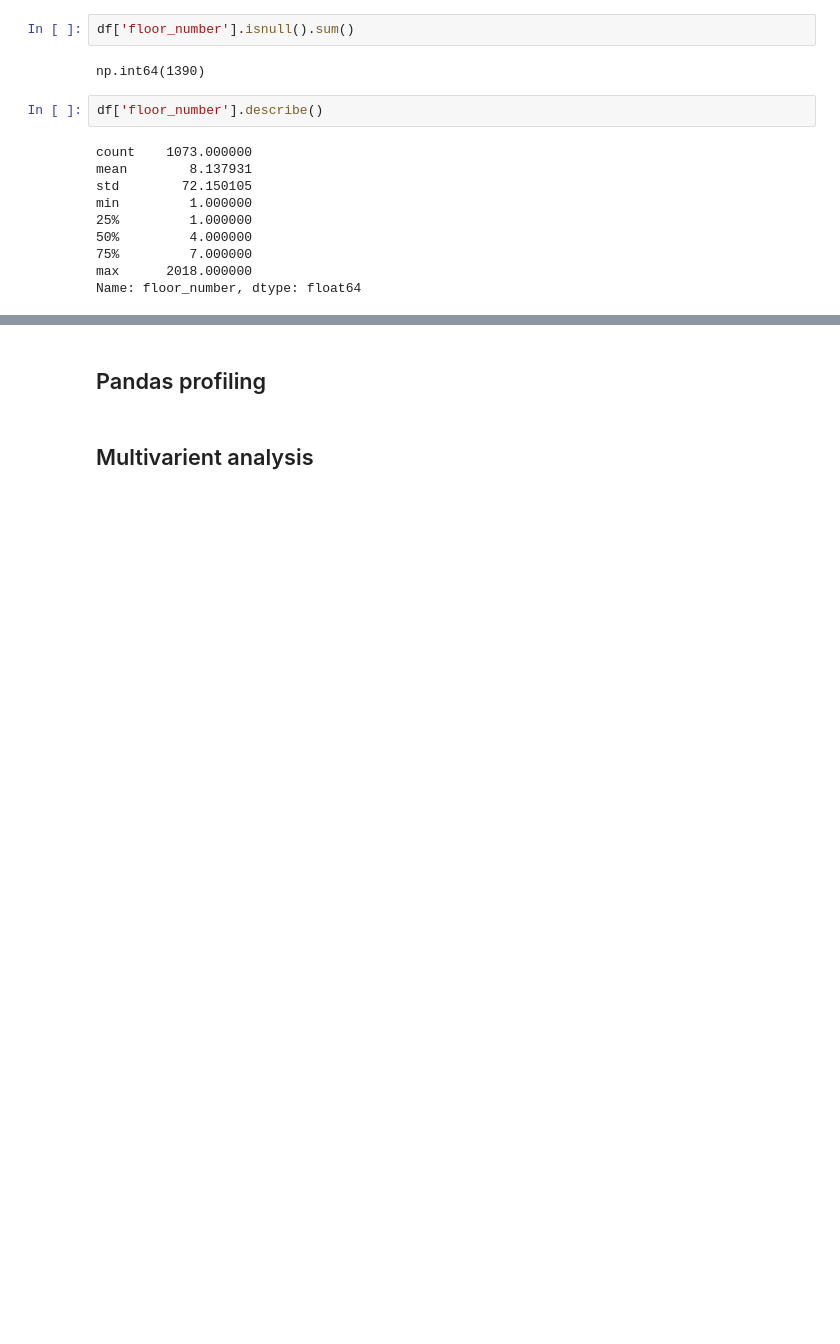
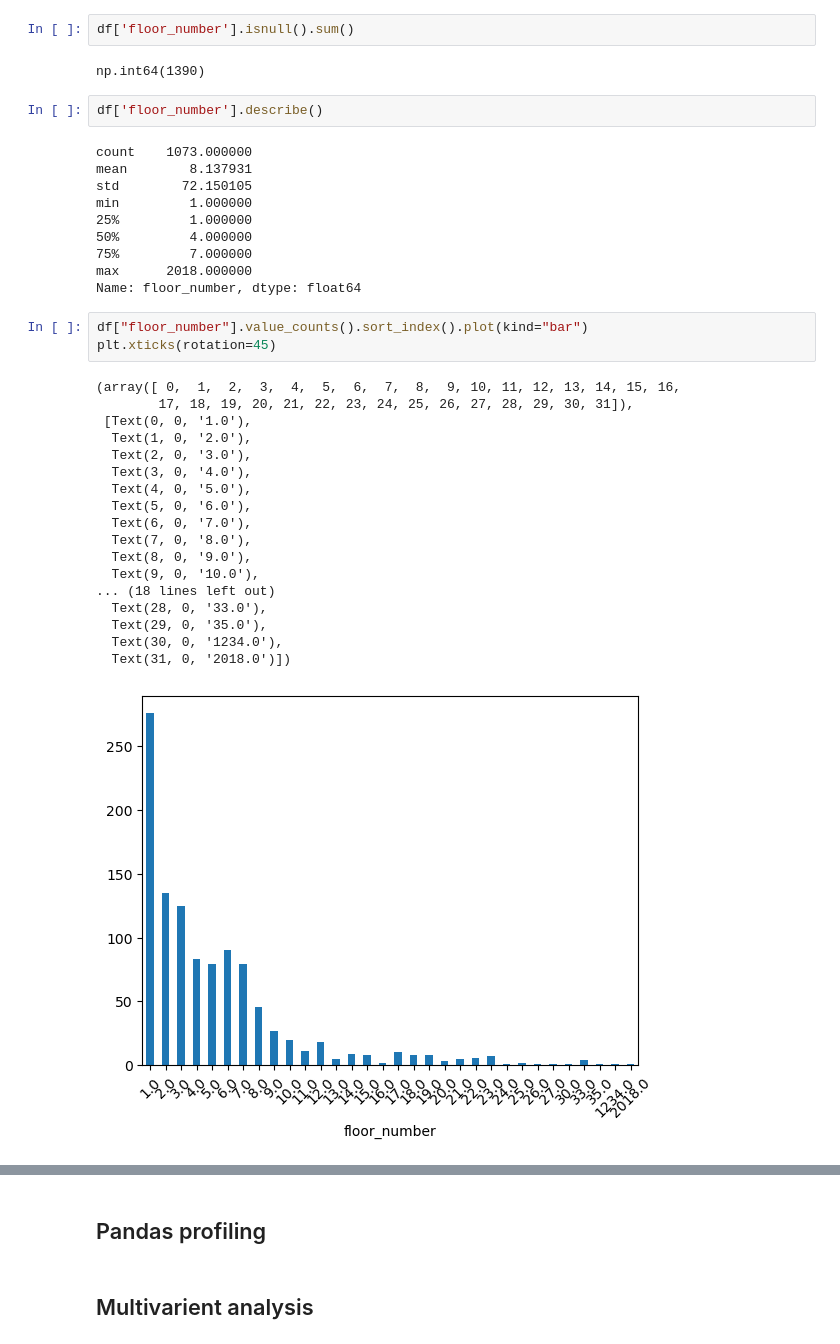
Before and after one commit to zeeshanAhmed2798/real-estate-ml-project, a Jupyter notebook: Data Cleaning/eda_on_flats.ipynb, the cells around one changed output, grey strips where cells are left out. Cells and saved outputs as stored; diff of their text form; blank space fills up the shorter version.

Commit message:
eda: working on floor num col

```diff
--- a/Data Cleaning/eda_on_flats.ipynb
+++ b/Data Cleaning/eda_on_flats.ipynb
@@ -706,3 +706,25 @@ min         1.000000
 75%         7.000000
 max      2018.000000
 Name: floor_number, dtype: float64
+# %%
+df["floor_number"].value_counts().sort_index().plot(kind="bar")
+plt.xticks(rotation=45)
+# %% [output]
+(array([ 0,  1,  2,  3,  4,  5,  6,  7,  8,  9, 10, 11, 12, 13, 14, 15, 16,
+        17, 18, 19, 20, 21, 22, 23, 24, 25, 26, 27, 28, 29, 30, 31]),
+ [Text(0, 0, '1.0'),
+  Text(1, 0, '2.0'),
+  Text(2, 0, '3.0'),
+  Text(3, 0, '4.0'),
+  Text(4, 0, '5.0'),
+  Text(5, 0, '6.0'),
+  Text(6, 0, '7.0'),
+  Text(7, 0, '8.0'),
+  Text(8, 0, '9.0'),
+  Text(9, 0, '10.0'),
+... (18 lines left out)
+  Text(28, 0, '33.0'),
+  Text(29, 0, '35.0'),
+  Text(30, 0, '1234.0'),
+  Text(31, 0, '2018.0')])
+[figure, added]
```
Also changed, not shown: parts of 11 cells of this notebook.
